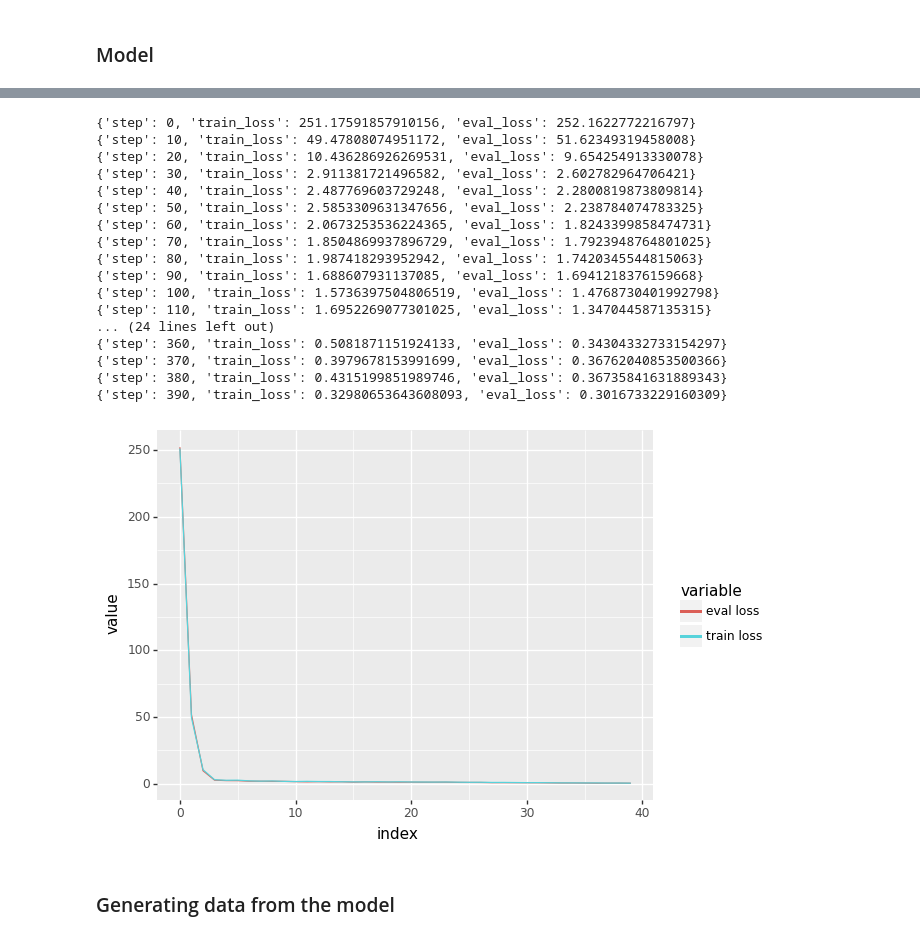
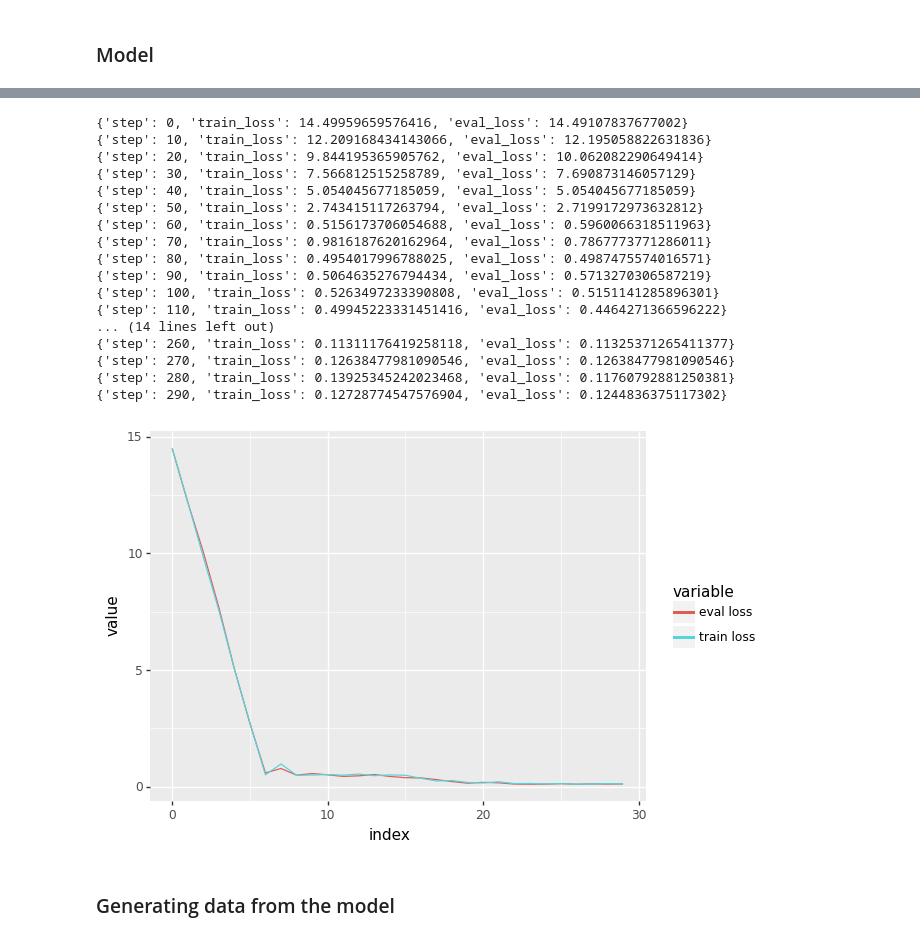
Before and after one commit to mmuravytskyi/snmp-madness, a Jupyter notebook: baseline_model.ipynb, the cells around one changed output, grey strips where cells are left out. Drawn from its saved outputs; the diff is of its cells as text; code cells hidden in the pictures.

```diff
--- a/baseline_model.ipynb
+++ b/baseline_model.ipynb
@@ -194,51 +213,53 @@ loss_fn = jax.jit(loss_fn)
 # %%
-train_loss_all = jnp.array([])
-eval_loss_all = jnp.array([])
+def train(state):
+    train_loss_all = jnp.array([])
+    eval_loss_all = jnp.array([])
 
-for step in range(NUM_TRAINING_STEPS):
-    train_batch = get_batch("train")
-    state = update(state, train_batch)
+    for step in range(NUM_TRAINING_STEPS):
+        train_batch = next(train_di)
+        state = update(state, train_batch)
 
-    if step % EVAL_INTERVAL == 0:
-        eval_batch = get_batch("eval")
-        train_loss = loss_fn(state.params, train_batch)
-        eval_loss = loss_fn(state.params, eval_batch)
-        train_loss_all = jnp.append(train_loss_all, train_loss)
-        eval_loss_all = jnp.append(eval_loss_all, eval_loss)
-        print({
-            'step': step,
-            'train_loss': float(train_loss),
-            'eval_loss': float(eval_loss),
-        })
+        if step % EVAL_INTERVAL == 0:
+            eval_batch = next(train_di)
+            train_loss = loss_fn(state.params, train_batch)
+            eval_loss = loss_fn(state.params, eval_batch)
+            train_loss_all = jnp.append(train_loss_all, train_loss)
+            eval_loss_all = jnp.append(eval_loss_all, eval_loss)
+            print({
+                'step': step,
+                'train_loss': float(train_loss),
+                'eval_loss': float(eval_loss),
+            })
 
-final_state = state
+    return state, train_loss_all, eval_loss_all
+
+final_state, train_loss_arr, eval_loss_arr = train(state)
 # %% [output]
-{'step': 0, 'train_loss': 251.17591857910156, 'eval_loss': 252.1622772216797}
-{'step': 10, 'train_loss': 49.47808074951172, 'eval_loss': 51.62349319458008}
-{'step': 20, 'train_loss': 10.436286926269531, 'eval_loss': 9.654254913330078}
-{'step': 30, 'train_loss': 2.911381721496582, 'eval_loss': 2.602782964706421}
-{'step': 40, 'train_loss': 2.487769603729248, 'eval_loss': 2.2800819873809814}
-{'step': 50, 'train_loss': 2.5853309631347656, 'eval_loss': 2.238784074783325}
-{'step': 60, 'train_loss': 2.0673253536224365, 'eval_loss': 1.8243399858474731}
-{'step': 70, 'train_loss': 1.8504869937896729, 'eval_loss': 1.7923948764801025}
-{'step': 80, 'train_loss': 1.987418293952942, 'eval_loss': 1.7420345544815063}
-{'step': 90, 'train_loss': 1.688607931137085, 'eval_loss': 1.6941218376159668}
-{'step': 100, 'train_loss': 1.5736397504806519, 'eval_loss': 1.4768730401992798}
-{'step': 110, 'train_loss': 1.6952269077301025, 'eval_loss': 1.347044587135315}
-... (24 lines left out)
-{'step': 360, 'train_loss': 0.5081871151924133, 'eval_loss': 0.34304332733154297}
-{'step': 370, 'train_loss': 0.3979678153991699, 'eval_loss': 0.36762040853500366}
-{'step': 380, 'train_loss': 0.4315199851989746, 'eval_loss': 0.36735841631889343}
-{'step': 390, 'train_loss': 0.32980653643608093, 'eval_loss': 0.3016733229160309}
+{'step': 0, 'train_loss': 14.49959659576416, 'eval_loss': 14.49107837677002}
+{'step': 10, 'train_loss': 12.209168434143066, 'eval_loss': 12.195058822631836}
+{'step': 20, 'train_loss': 9.844195365905762, 'eval_loss': 10.062082290649414}
+{'step': 30, 'train_loss': 7.566812515258789, 'eval_loss': 7.690873146057129}
+{'step': 40, 'train_loss': 5.054045677185059, 'eval_loss': 5.054045677185059}
+{'step': 50, 'train_loss': 2.743415117263794, 'eval_loss': 2.7199172973632812}
+{'step': 60, 'train_loss': 0.5156173706054688, 'eval_loss': 0.5960066318511963}
+{'step': 70, 'train_loss': 0.9816187620162964, 'eval_loss': 0.7867773771286011}
+{'step': 80, 'train_loss': 0.4954017996788025, 'eval_loss': 0.4987475574016571}
+{'step': 90, 'train_loss': 0.5064635276794434, 'eval_loss': 0.5713270306587219}
+{'step': 100, 'train_loss': 0.5263497233390808, 'eval_loss': 0.5151141285896301}
+{'step': 110, 'train_loss': 0.49945223331451416, 'eval_loss': 0.4464271366596222}
+... (14 lines left out)
+{'step': 260, 'train_loss': 0.11311176419258118, 'eval_loss': 0.11325371265411377}
+{'step': 270, 'train_loss': 0.12638477981090546, 'eval_loss': 0.12638477981090546}
+{'step': 280, 'train_loss': 0.13925345242023468, 'eval_loss': 0.11760792881250381}
+{'step': 290, 'train_loss': 0.12728774547576904, 'eval_loss': 0.1244836375117302}
 # %%
-
 plot = utils.plot_samples(
-    truth=train_loss_all,
-    prediction=eval_loss_all,
+    truth=train_loss_arr,
+    prediction=eval_loss_arr,
     truth_label='train loss',
     prediction_label='eval loss')
 plot.draw()
 # %% [output]
-[figure, old version]
+[figure, new version]
 # %% [markdown]
 ### Generating data from the model
```
Also changed, not shown: parts of 35 cells of this notebook.
